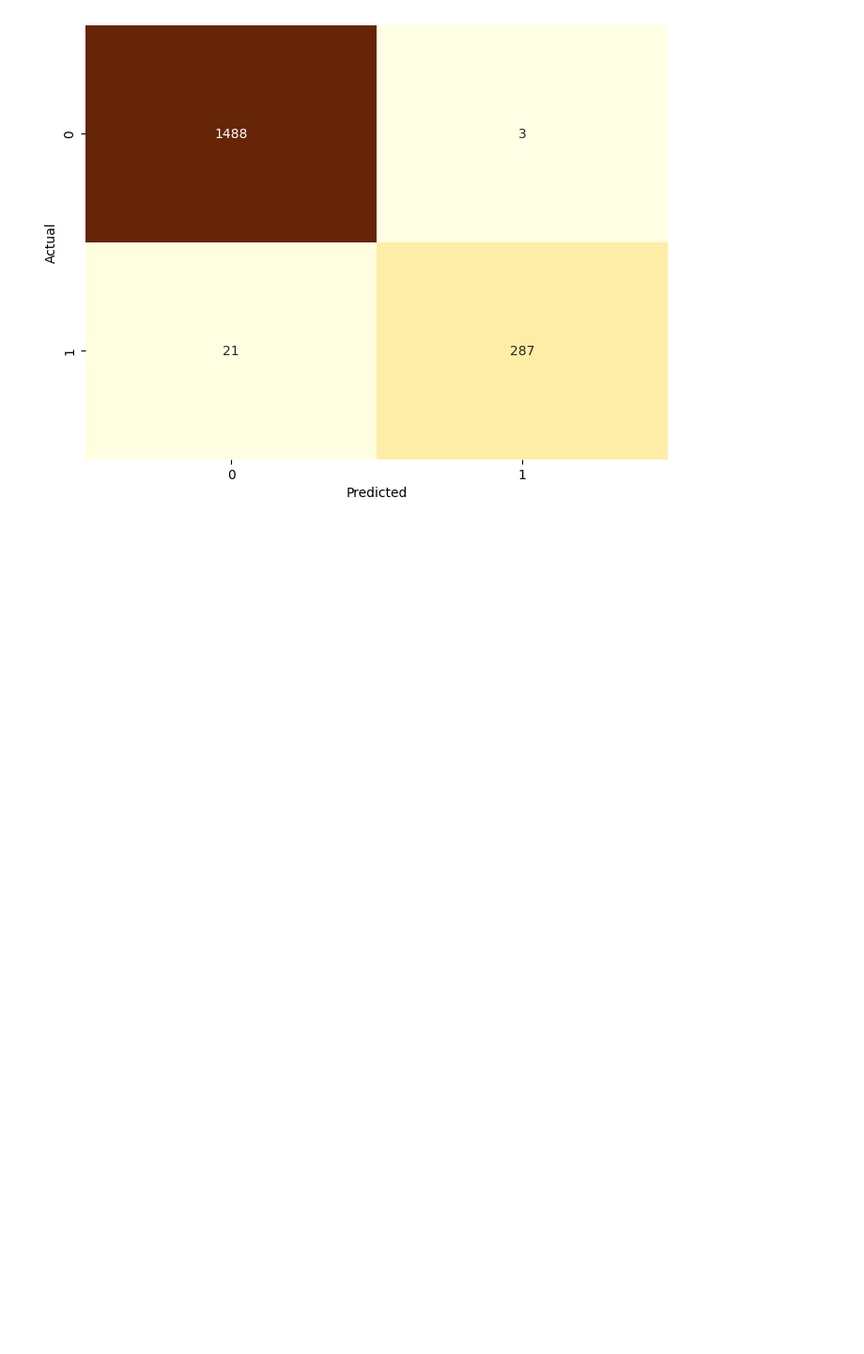
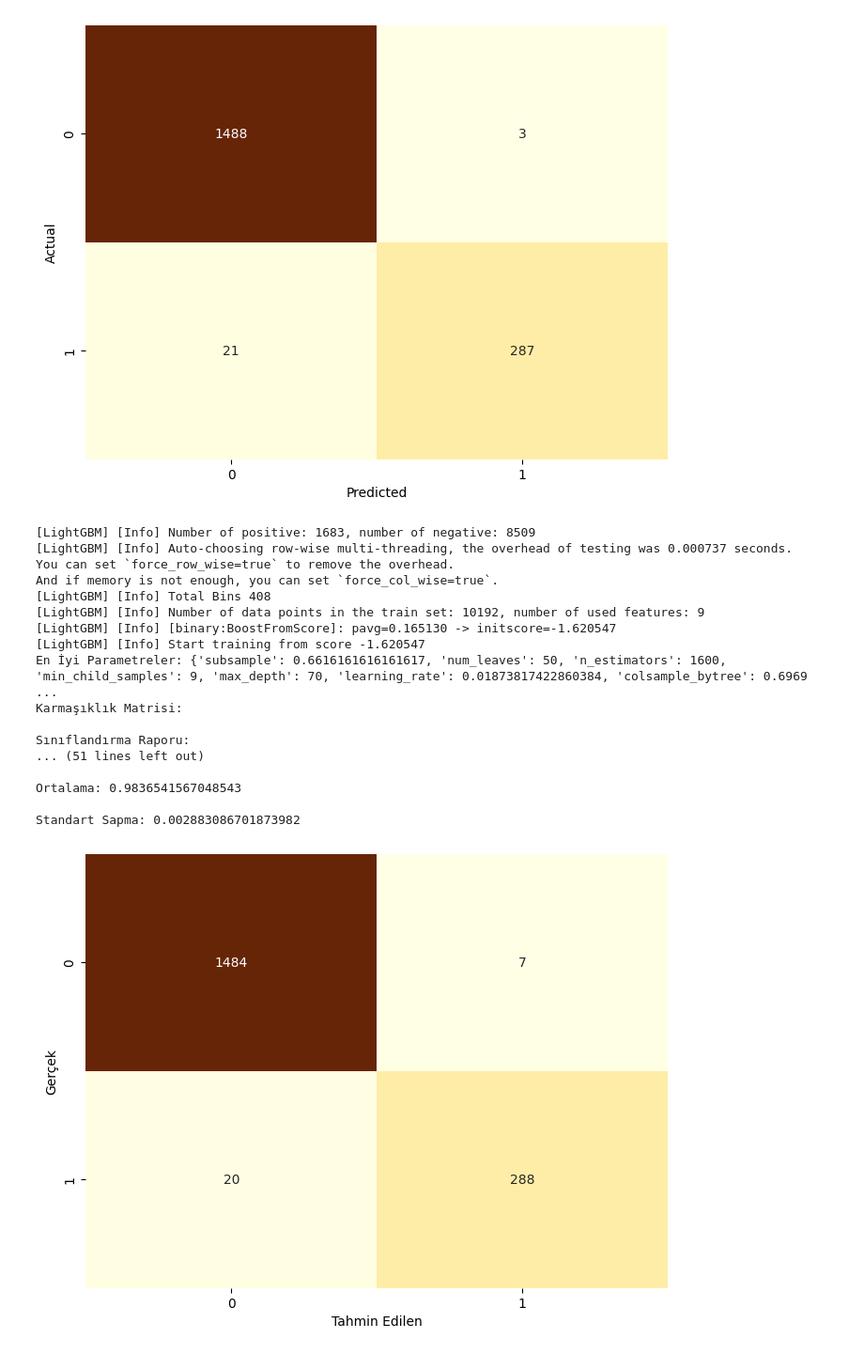
Before and after one commit to yusuffenes/GlobalAIHub_VeriAnalizi, a Jupyter notebook: HR_Capstone.ipynb, the cells around one changed output. Shown at 94% size. Cells and saved outputs as stored; diff of their text form; code cells hidden in the pictures; blank space fills up the shorter version.

```diff
--- a/HR_Capstone.ipynb
+++ b/HR_Capstone.ipynb
@@ -328,3 +328,67 @@ Cross-Validation Scores: [0.98832847 0.98206839 0.9854045  0.98415346 0.98165138
  Ortalama :  0.9843212403277567
  Standart Sapma :  0.002427468169649096
 [figure]
+# %%
+import lightgbm as lgb
+from sklearn.model_selection import RandomizedSearchCV
+from sklearn.metrics import confusion_matrix, classification_report
+from sklearn.model_selection import cross_val_score
+import matplotlib.pyplot as plt
+import seaborn as sns
+import numpy as np
+
+# Parametre dağılımlarını tanımlama
+param_dist = {
+    'n_estimators': [int(x) for x in np.linspace(start=100, stop=2000, num=20)],
+    'max_depth': [int(x) for x in np.linspace(10, 110, num=11)] + [None],
+    'learning_rate': np.logspace(-3, 0, 100),
+    'num_leaves': [int(x) for x in np.linspace(20, 50, num=10)],
+    'min_child_samples': [int(x) for x in np.linspace(2, 25, num=10)],
+    'subsample': np.linspace(0.5, 1.0, 100),
+    'colsample_bytree': np.linspace(0.5, 1.0, 100)
+}
+
+lgb_model = lgb.LGBMClassifier()
+
+lgb_random = RandomizedSearchCV(estimator=lgb_model, param_distributions=param_dist,
+                                 n_iter=100, cv=3, verbose=0, random_state=42, n_jobs=-1)
+lgb_random.fit(X_train, y_train)
+
+print(f"En İyi Parametreler: {lgb_random.best_params_}")
+
+best_lgb = lgb_random.best_estimator_
+y_pred = best_lgb.predict(X_test)
+
+# Karmaşıklık Matrisi
+print("Karmaşıklık Matrisi:")
+plt.figure(figsize=(8, 6))
+sns.heatmap(confusion_matrix(y_test, y_pred), annot=True, fmt="d", cmap="YlOrBr", cbar=False)
+plt.xlabel("Tahmin Edilen")
+plt.ylabel("Gerçek")
+
+print("\nSınıflandırma Raporu:")
+print(classification_report(y_test, y_pred))
+
+cv_scores = cross_val_score(best_lgb, X, y, cv=5)
+print('\nÇapraz Doğrulama Skorları:', cv_scores)
+print('\nOrtalama:', cv_scores.mean())
+print('\nStandart Sapma:', cv_scores.std())
+# %% [output]
+[LightGBM] [Info] Number of positive: 1683, number of negative: 8509
+[LightGBM] [Info] Auto-choosing row-wise multi-threading, the overhead of testing was 0.000737 seconds.
+You can set `force_row_wise=true` to remove the overhead.
+And if memory is not enough, you can set `force_col_wise=true`.
+[LightGBM] [Info] Total Bins 408
+[LightGBM] [Info] Number of data points in the train set: 10192, number of used features: 9
+[LightGBM] [Info] [binary:BoostFromScore]: pavg=0.165130 -> initscore=-1.620547
+[LightGBM] [Info] Start training from score -1.620547
+En İyi Parametreler: {'subsample': 0.6616161616161617, 'num_leaves': 50, 'n_estimators': 1600, 'min_child_samples': 9, 'max_depth': 70, 'learning_rate': 0.01873817422860384, 'colsample_bytree': 0.6969 ...
+Karmaşıklık Matrisi:
+
+Sınıflandırma Raporu:
+... (51 lines left out)
+
+Ortalama: 0.9836541567048543
+
+Standart Sapma: 0.002883086701873982
+[figure, added]
```
Also changed, not shown: parts of 2 cells of this notebook.
